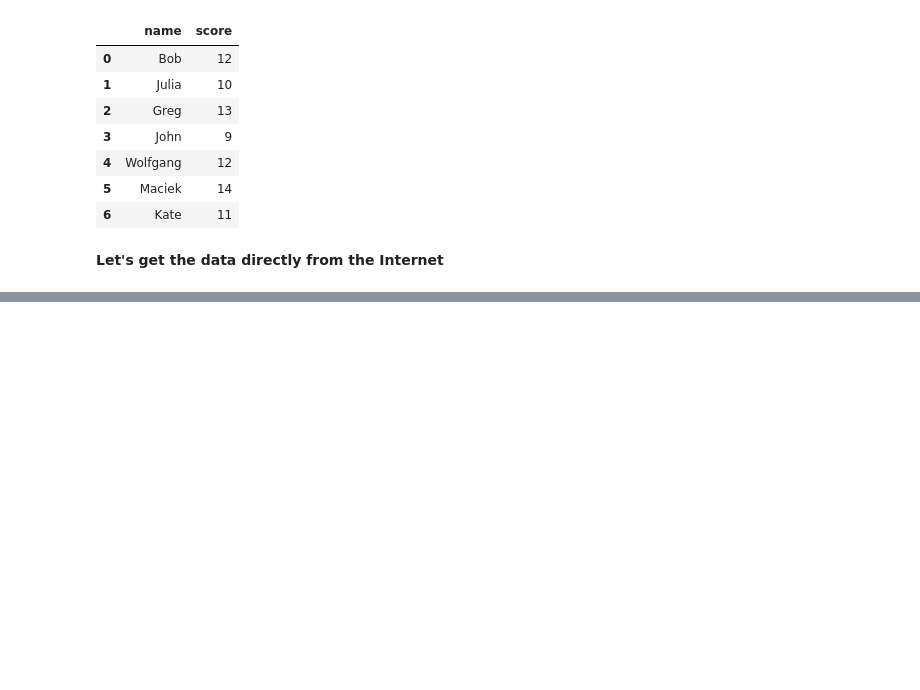
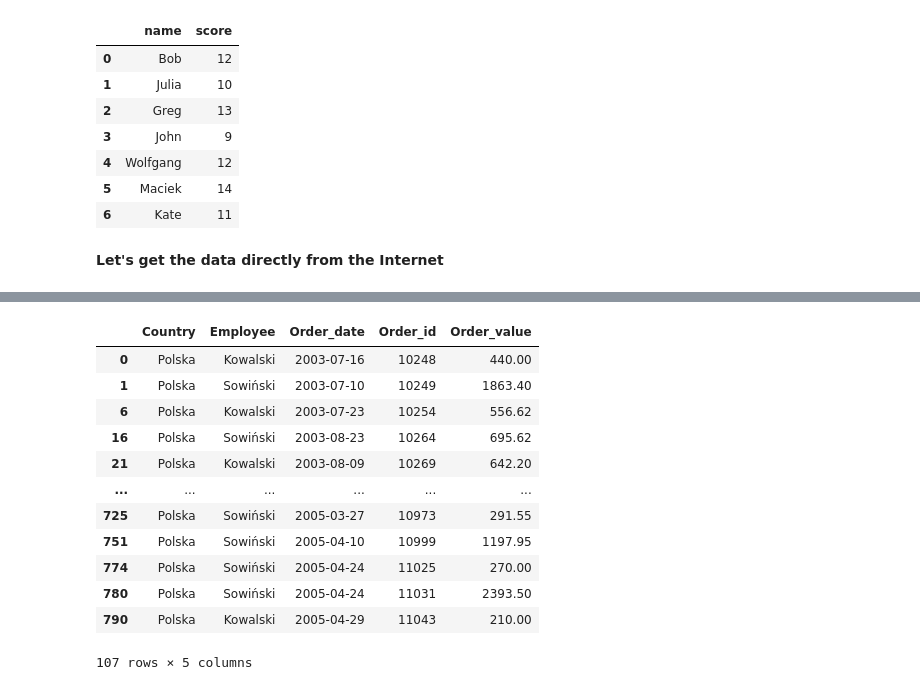
Before and after one commit to kropiak/__biostatistics_it_2026, a Jupyter notebook: lab_03/lab_03_pandas_intro.ipynb, the cells around one changed output, grey strips where cells are left out. Cells and saved outputs as stored; diff of their text form; code cells hidden in the pictures; blank space fills up the shorter version.

```diff
--- a/lab_03/lab_03_pandas_intro.ipynb
+++ b/lab_03/lab_03_pandas_intro.ipynb
@@ -81,0 +348,16 @@ df_3 = pd.read_csv('zamowienia.csv'
+# %%
+df_3[df_3['Employee'].str.contains('ski')]
+# %% [output]
+|  | Country | Employee | Order_date | Order_id | Order_value |
+| 0 | Polska | Kowalski | 2003-07-16 | 10248 | 440.00 |
+| 1 | Polska | Sowiński | 2003-07-10 | 10249 | 1863.40 |
+| 6 | Polska | Kowalski | 2003-07-23 | 10254 | 556.62 |
+| 16 | Polska | Sowiński | 2003-08-23 | 10264 | 695.62 |
+| 21 | Polska | Kowalski | 2003-08-09 | 10269 | 642.20 |
+| ... | ... | ... | ... | ... | ... |
+| 725 | Polska | Sowiński | 2005-03-27 | 10973 | 291.55 |
+| 751 | Polska | Sowiński | 2005-04-10 | 10999 | 1197.95 |
+| 774 | Polska | Sowiński | 2005-04-24 | 11025 | 270.00 |
+| 780 | Polska | Sowiński | 2005-04-24 | 11031 | 2393.50 |
+| 790 | Polska | Kowalski | 2005-04-29 | 11043 | 210.00 |
+107 rows × 5 columns
```
Also changed, not shown: parts of 40 cells of this notebook, 1 other file.
